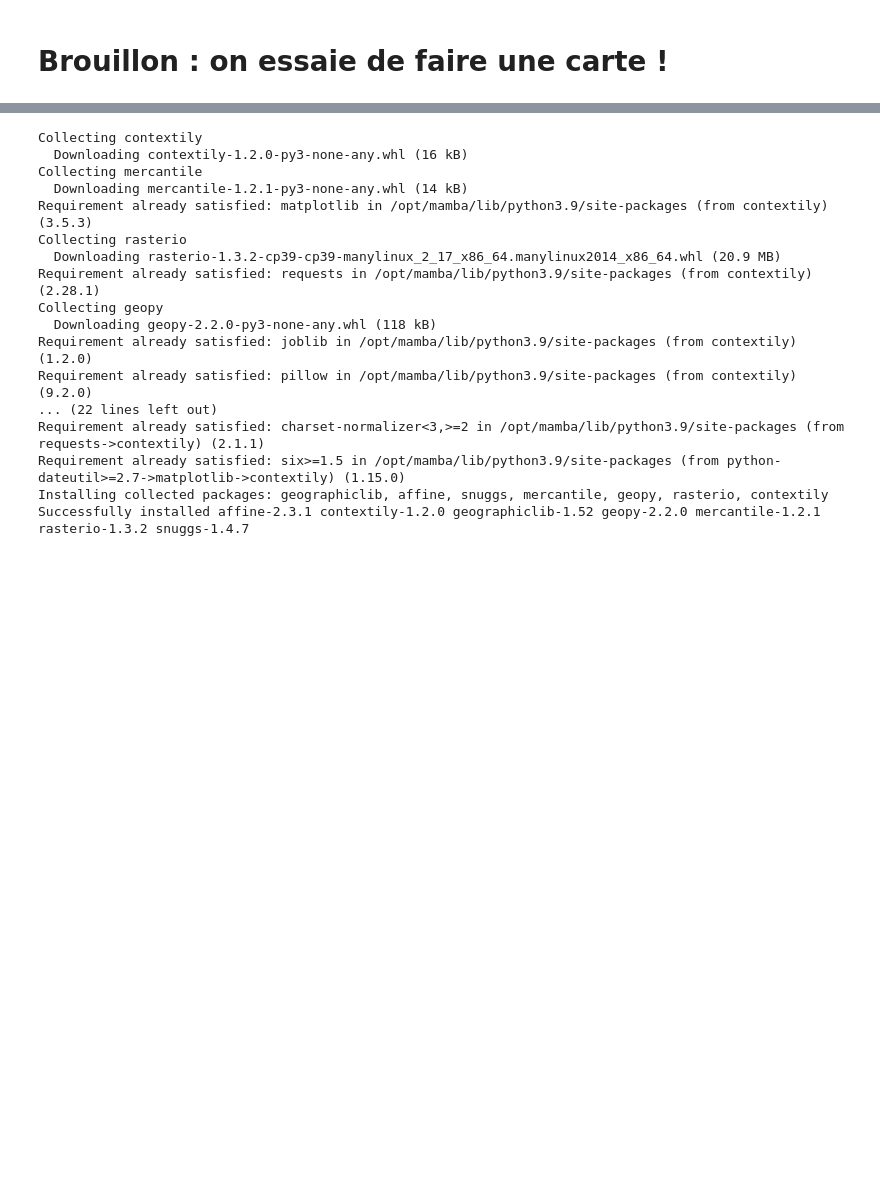
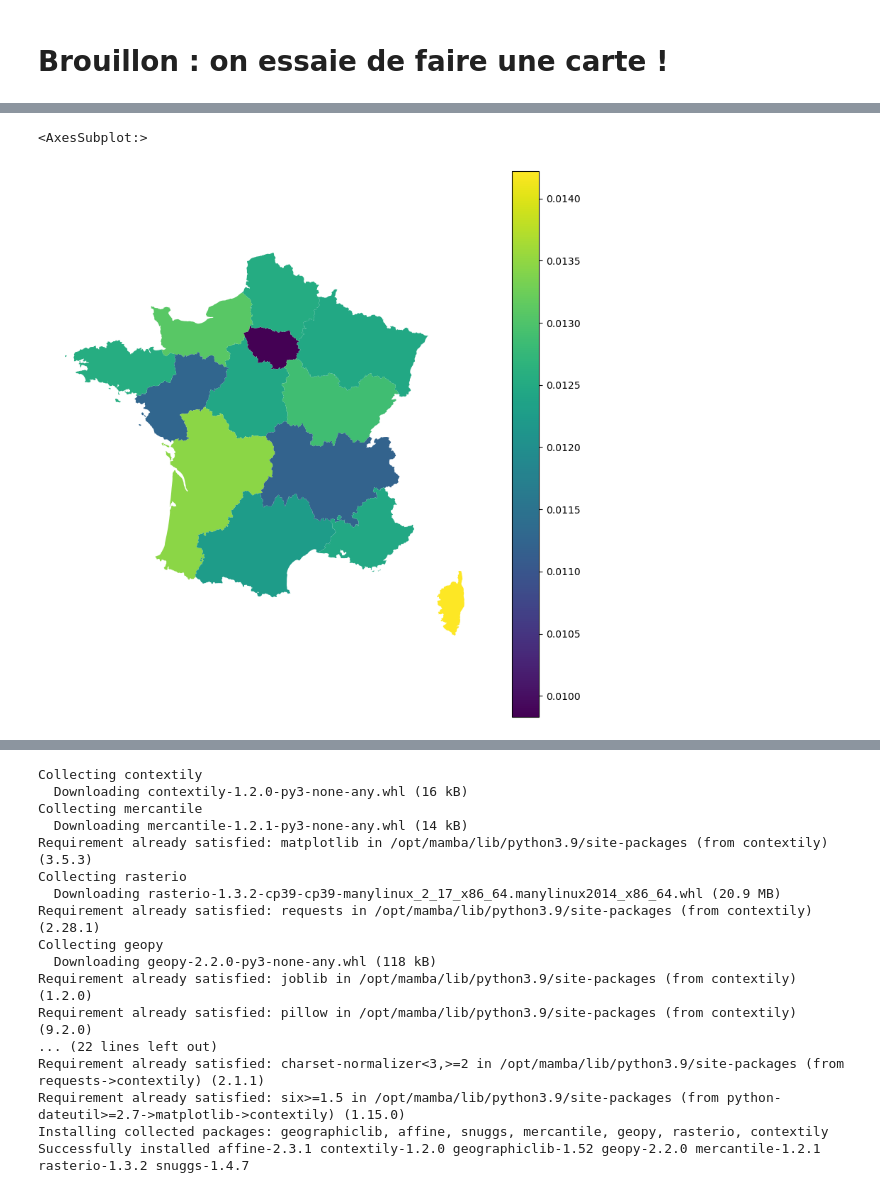
Before and after one commit to bbasa1/Maladies_chroniques_offre_de_soin_inegalites_sociales_ou_facteurs_environnementaux, a Jupyter notebook: Introduction_base.ipynb, the cells around one changed output, grey strips where cells are left out. Drawn from its saved outputs; the diff is of its cells as text; code cells hidden in the pictures; blank space fills up the shorter version.

```diff
--- a/Introduction_base.ipynb
+++ b/Introduction_base.ipynb
@@ -122,0 +166,12 @@ sf.head()
+# %%
+df_par_region = selection_variable_barplot(
+                        liste_var_groupage = ['FISC_NIVVIEM_E2015_S_moy_10'],
+                        liste_var_partition = ['FISC_REG_S'],
+                        type_var_groupage = int,
+                        type_var_partition = object,
+                        groupby = 'valPartition'
+                        )
+
+# df_par_region = df_par_region.rename(columns = {'valPartition' : 'code'})
+
+df_merged_par_region = sf.copy().merge(df_par_region, left_on = 'code', right_on = 'valPartition', left_index=False, right_index=False, how = 'left')
@@ -122,0 +187,8 @@ sf.head()
+# %%
+fig,ax = plt.subplots(figsize=(10, 10))
+df_merged_par_region.plot(ax = ax, column = "txStandDir", legend=True)
+ax.set_axis_off()
+ax
+# %% [output]
+<AxesSubplot:>
+[figure, added]
```
Also changed, not shown: parts of 12 cells of this notebook, 1 other file.
